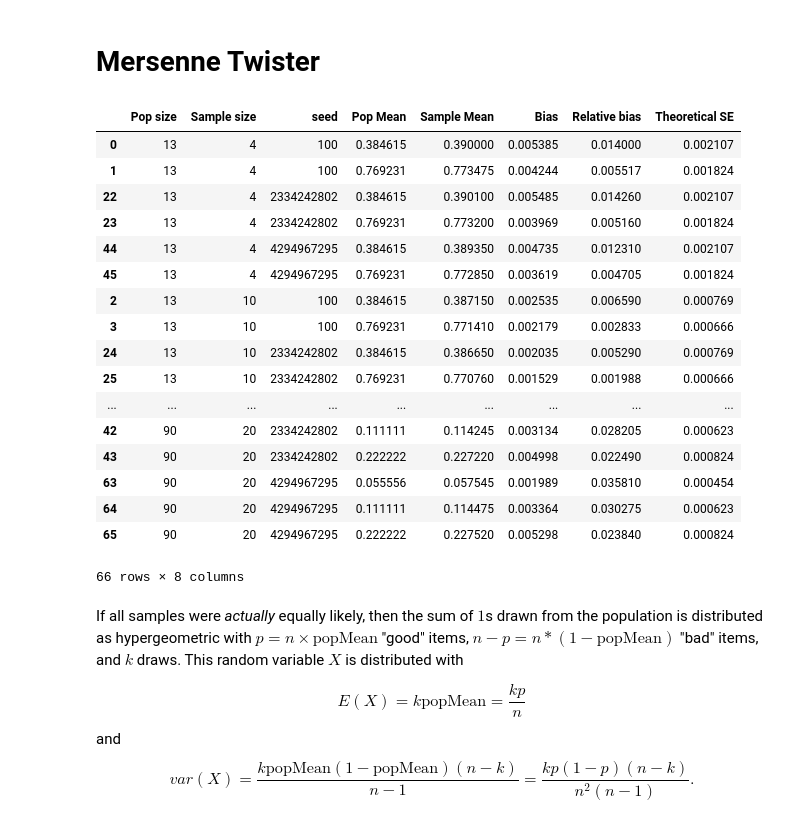
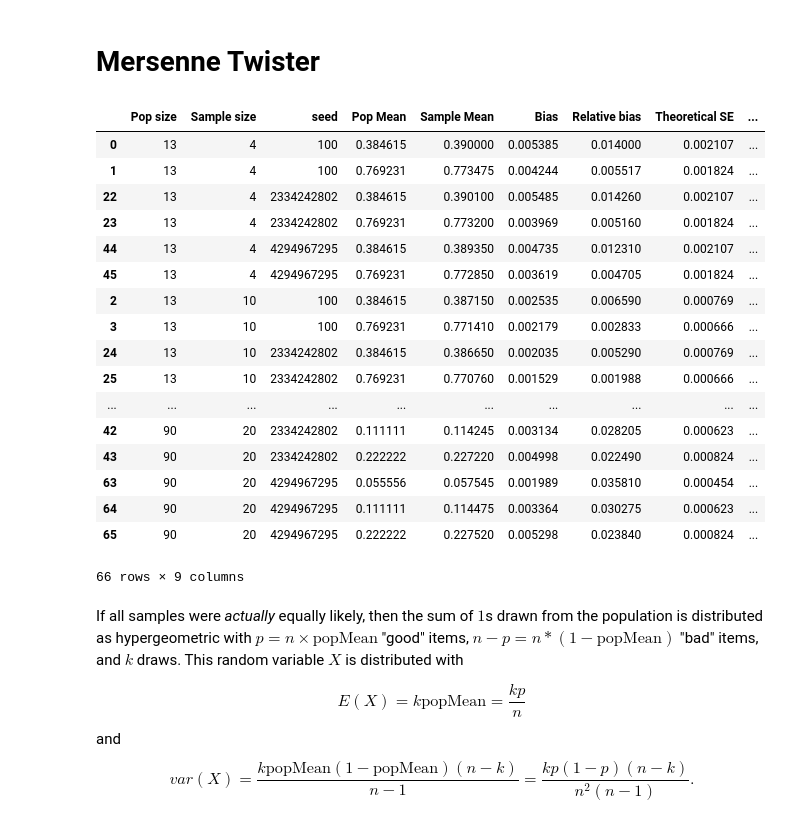
Before and after one commit to kellieotto/prngs-and-permutations, a Jupyter notebook: Code/sampleMeanBias.ipynb, the cells around one changed output. Cells and saved outputs as stored; diff of their text form; code cells hidden in the pictures.

```diff
--- a/Code/sampleMeanBias.ipynb
+++ b/Code/sampleMeanBias.ipynb
@@ -374,35 +378,37 @@ for nn in n:
 # %%
 d = {'Sample size' : kvalues,
      'Pop size' : nvalues,
      'Pop Mean' : popMean,
      'Sample Mean' : sampleMean,
      'Bias' : bias,
      'Relative bias' : relBias,
      'seed' : seed,
-     'Theoretical SE' : theoreticalSE
+     'Theoretical SE' : theoreticalSE,
+     'Bias/Theoretical SE' : np.array(bias)/np.array(theoreticalSE)
     }
 resTable = pd.DataFrame(d)
-cols = ["Pop size", "Sample size", "seed", "Pop Mean", "Sample Mean", "Bias", "Relative bias", 'Theoretical SE']
+cols = ["Pop size", "Sample size", "seed", "Pop Mean", "Sample Mean", "Bias", "Relative bias", \
+        'Theoretical SE', 'Bias/Theoretical SE']
 resTable[cols].sort_values(['Pop size', 'Sample size'])
 # %% [output]
-|  | Pop size | Sample size | seed | Pop Mean | Sample Mean | Bias | Relative bias | Theoretical SE |
-| 0 | 13 | 4 | 100 | 0.384615 | 0.390000 | 0.005385 | 0.014000 | 0.002107 |
-| 1 | 13 | 4 | 100 | 0.769231 | 0.773475 | 0.004244 | 0.005517 | 0.001824 |
-| 22 | 13 | 4 | 2334242802 | 0.384615 | 0.390100 | 0.005485 | 0.014260 | 0.002107 |
-| 23 | 13 | 4 | 2334242802 | 0.769231 | 0.773200 | 0.003969 | 0.005160 | 0.001824 |
-| 44 | 13 | 4 | 4294967295 | 0.384615 | 0.389350 | 0.004735 | 0.012310 | 0.002107 |
-| 45 | 13 | 4 | 4294967295 | 0.769231 | 0.772850 | 0.003619 | 0.004705 | 0.001824 |
-| 2 | 13 | 10 | 100 | 0.384615 | 0.387150 | 0.002535 | 0.006590 | 0.000769 |
-| 3 | 13 | 10 | 100 | 0.769231 | 0.771410 | 0.002179 | 0.002833 | 0.000666 |
-| 24 | 13 | 10 | 2334242802 | 0.384615 | 0.386650 | 0.002035 | 0.005290 | 0.000769 |
-| 25 | 13 | 10 | 2334242802 | 0.769231 | 0.770760 | 0.001529 | 0.001988 | 0.000666 |
-| ... | ... | ... | ... | ... | ... | ... | ... | ... |
-| 42 | 90 | 20 | 2334242802 | 0.111111 | 0.114245 | 0.003134 | 0.028205 | 0.000623 |
-| 43 | 90 | 20 | 2334242802 | 0.222222 | 0.227220 | 0.004998 | 0.022490 | 0.000824 |
-| 63 | 90 | 20 | 4294967295 | 0.055556 | 0.057545 | 0.001989 | 0.035810 | 0.000454 |
-| 64 | 90 | 20 | 4294967295 | 0.111111 | 0.114475 | 0.003364 | 0.030275 | 0.000623 |
-| 65 | 90 | 20 | 4294967295 | 0.222222 | 0.227520 | 0.005298 | 0.023840 | 0.000824 |
+|  | Pop size | Sample size | seed | Pop Mean | Sample Mean | Bias | Relative bias | Theoretical SE | ... |
+| 0 | 13 | 4 | 100 | 0.384615 | 0.390000 | 0.005385 | 0.014000 | 0.002107 | ... |
+| 1 | 13 | 4 | 100 | 0.769231 | 0.773475 | 0.004244 | 0.005517 | 0.001824 | ... |
+| 22 | 13 | 4 | 2334242802 | 0.384615 | 0.390100 | 0.005485 | 0.014260 | 0.002107 | ... |
+| 23 | 13 | 4 | 2334242802 | 0.769231 | 0.773200 | 0.003969 | 0.005160 | 0.001824 | ... |
+| 44 | 13 | 4 | 4294967295 | 0.384615 | 0.389350 | 0.004735 | 0.012310 | 0.002107 | ... |
+| 45 | 13 | 4 | 4294967295 | 0.769231 | 0.772850 | 0.003619 | 0.004705 | 0.001824 | ... |
+| 2 | 13 | 10 | 100 | 0.384615 | 0.387150 | 0.002535 | 0.006590 | 0.000769 | ... |
+| 3 | 13 | 10 | 100 | 0.769231 | 0.771410 | 0.002179 | 0.002833 | 0.000666 | ... |
+| 24 | 13 | 10 | 2334242802 | 0.384615 | 0.386650 | 0.002035 | 0.005290 | 0.000769 | ... |
+| 25 | 13 | 10 | 2334242802 | 0.769231 | 0.770760 | 0.001529 | 0.001988 | 0.000666 | ... |
+| ... | ... | ... | ... | ... | ... | ... | ... | ... | ... |
+| 42 | 90 | 20 | 2334242802 | 0.111111 | 0.114245 | 0.003134 | 0.028205 | 0.000623 | ... |
+| 43 | 90 | 20 | 2334242802 | 0.222222 | 0.227220 | 0.004998 | 0.022490 | 0.000824 | ... |
+| 63 | 90 | 20 | 4294967295 | 0.055556 | 0.057545 | 0.001989 | 0.035810 | 0.000454 | ... |
+| 64 | 90 | 20 | 4294967295 | 0.111111 | 0.114475 | 0.003364 | 0.030275 | 0.000623 | ... |
+| 65 | 90 | 20 | 4294967295 | 0.222222 | 0.227520 | 0.005298 | 0.023840 | 0.000824 | ... |
-66 rows × 8 columns
+66 rows × 9 columns
 # %% [markdown]
 If all samples were *actually* equally likely, then the sum of $1$s drawn from the population is distributed as hypergeometric with $p = n\times \text{popMean}$ "good" items, $n-p = n*(1-\text{popMean})$ "bad" items, and $k$ draws.
 This random variable $X$ is distributed with
```
Also changed, not shown: parts of 2 cells of this notebook, 1 other file.
